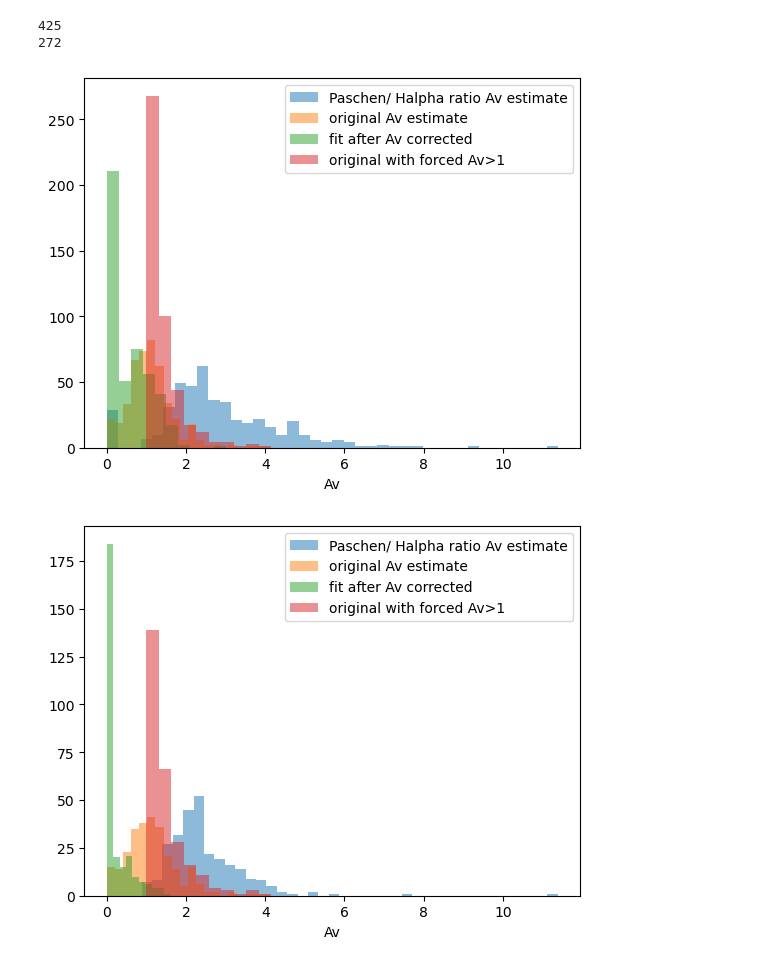
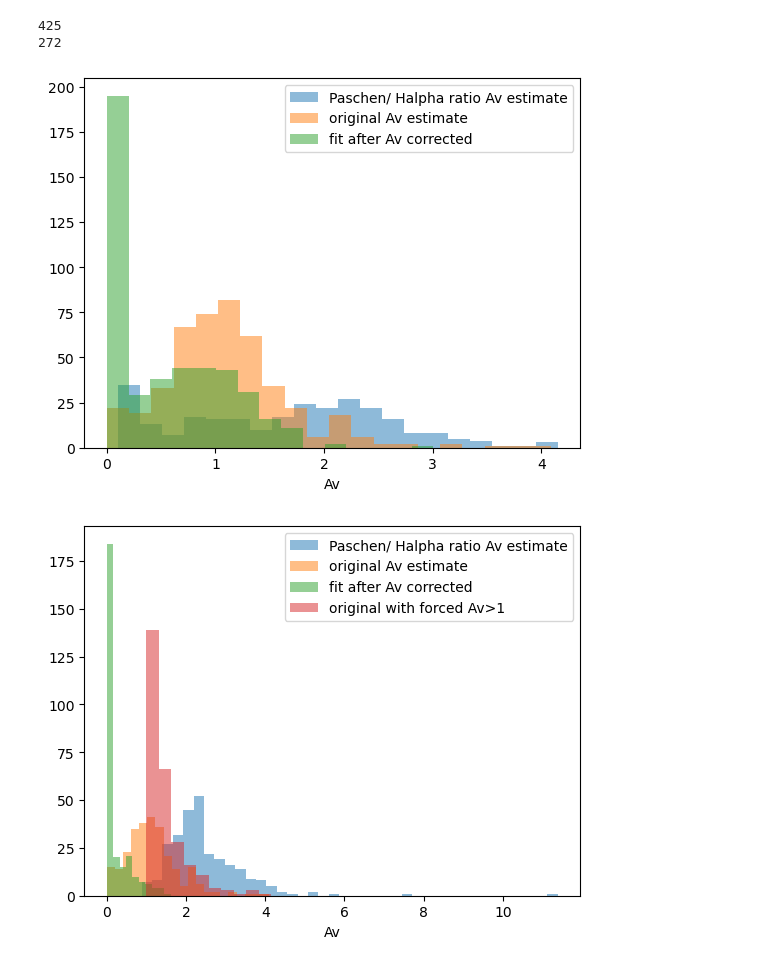
Before and after one commit to kilarson/msa, a Jupyter notebook: msa_cigale.ipynb, the cells around one changed output. Saved outputs shown, nothing was run; the diff lists cells and outputs as text; code cells hidden in the pictures.

Commit message:
updating figures

```diff
--- a/msa_cigale.ipynb
+++ b/msa_cigale.ipynb
@@ -1120,7 +1133,7 @@ cigale_df['reg_dolflux_Av_MinChiSq_err'] = np.round(av_error, 3)
 cigdir_new = 'out_newAv/'
 cigale_file = 'results'
 cigale_tbl = Table.read(cigdir_new+cigale_file+'.fits', format='fits')
-cigale_df = cigale_tbl_new.to_pandas()
+cigale_df = cigale_tbl.to_pandas()
 print(cigdir_new+cigale_file)
 # %% [output]
 out_newAv/results
@@ -1222,20 +1235,23 @@ print(np.sum(av_corrected))
 # %%
 #make plots
 mask_inf = np.isfinite(data_reg_tbl['reg_av_from_ratio'])
+mask_Av = ((data_tbl['V_dolmag_vega_old']-data_tbl['V_dolmag_vega'])>0.1)
 
 #plt.hist(np.log(cigale_df['best.stellar.age_m_star']*1e6), bins= 20,alpha=.5)
-plt.hist((data_reg_tbl['reg_ebv_from_ratio'][mask_inf]*3.1), bins=40,alpha=.5,label ='Paschen/ Halpha ratio Av estimate')
+#plt.hist((data_reg_tbl['reg_ebv_from_ratio'][mask_inf]*3.1), bins=40,alpha=.5,label ='Paschen/ Halpha ratio Av estimate')
+plt.hist( ((data_tbl['V_dolmag_vega_old'][mask_Av]-data_tbl['V_dolmag_vega'][mask_Av])) , bins=20,alpha=.5,label ='Paschen/ Halpha ratio Av estimate')
+
 #plt.hist((data_reg_tbl['reg_av_from_ratio']), bins='auto',alpha=.5)
 plt.hist((data_reg_tbl['reg_dolflux_Ebv_MinChiSq']*3.1), bins=20,alpha=.5, label = 'original Av estimate')
 
-plt.hist((cigale_df['best.attenuation.A550']), bins= 10,alpha=.5,label='fit after Av corrected')
-plt.hist((cigale_df_orig['best.attenuation.A550']), bins= 10,alpha=.5,label='original with forced Av>1')
+plt.hist((cigale_df['best.attenuation.A550']), bins= 15,alpha=.5,label='fit after Av corrected')
+#plt.hist((cigale_df_orig['best.attenuation.A550']), bins= 10,alpha=.5,label='original with forced Av>1')
 plt.legend()
 plt.xlabel('Av')
 #plt.xscale('log')
 plt.show()
 # %% [output]
-[figure, old version]
+[figure, new version]
 # %%
 #make plots
 mask_inf = np.isfinite(data_reg_tbl['reg_av_from_ratio'])
```
Also changed, not shown: parts of 16 cells of this notebook.
